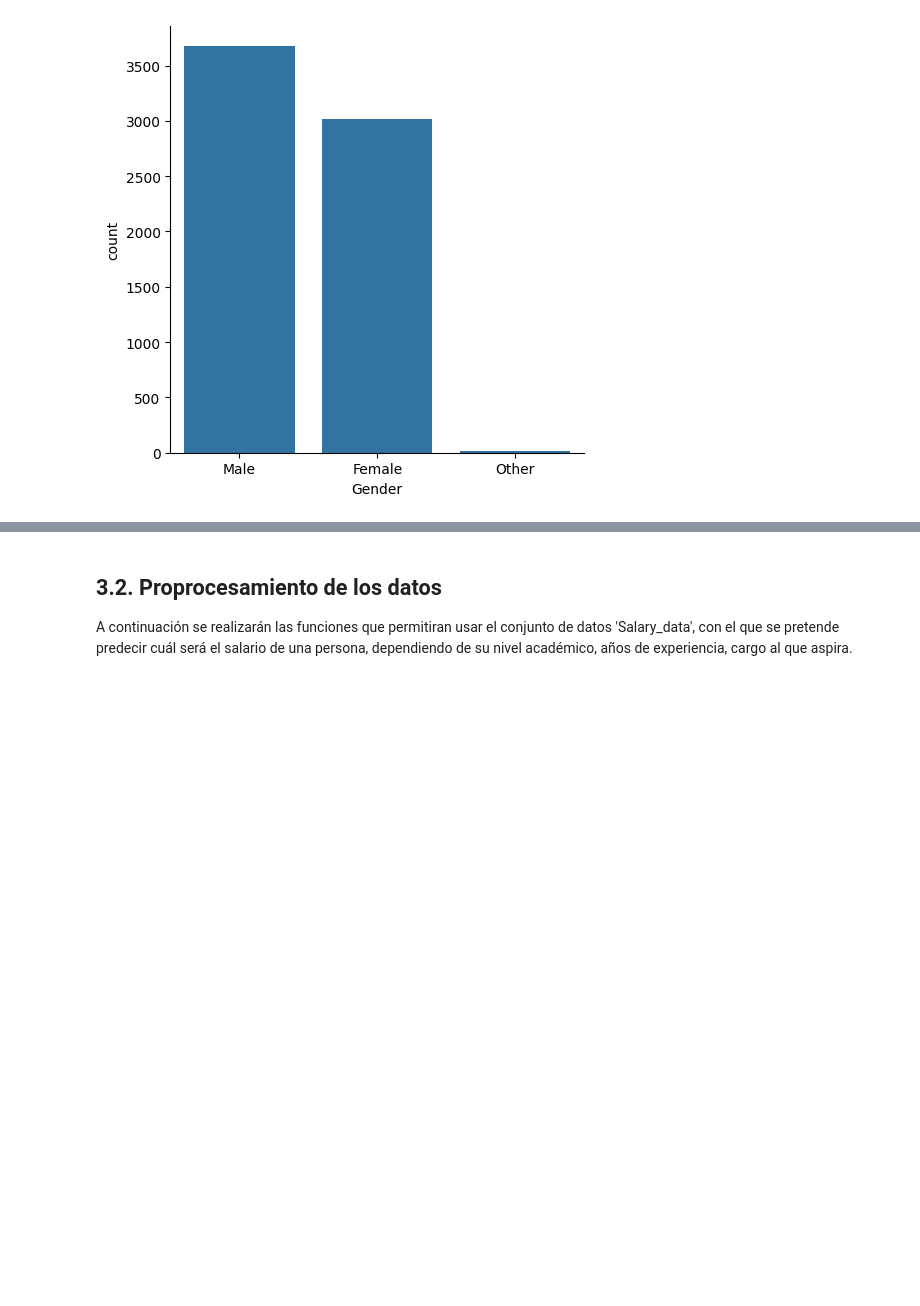
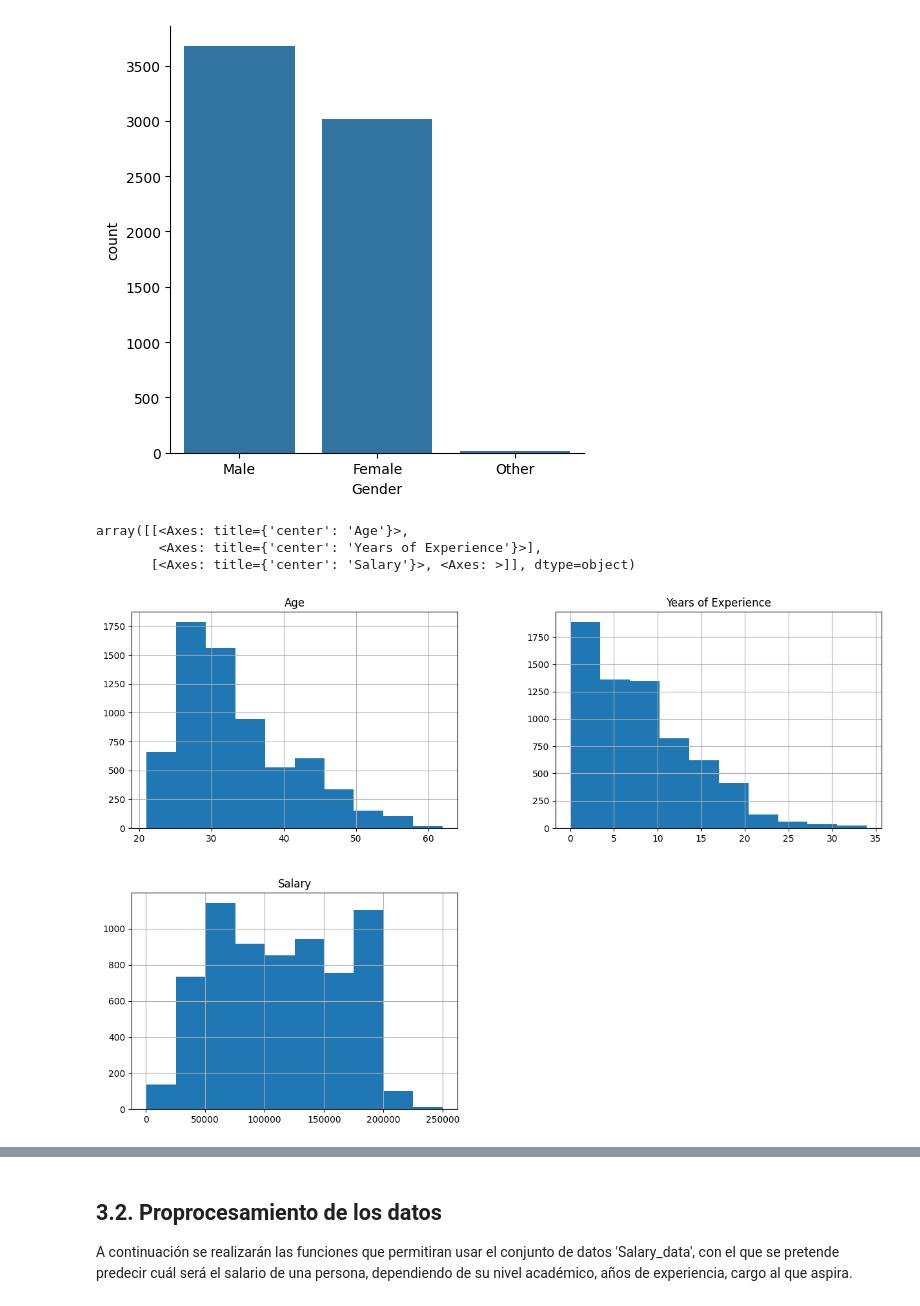
Before and after one commit to Santiagosphysics/Prediccion-salarios, a Jupyter notebook: jupyter_notebook.ipynb, the cells around one changed output, grey strips where cells are left out. Drawn from its saved outputs; the diff is of its cells as text; code cells hidden in the pictures; blank space fills up the shorter version.

```diff
--- a/jupyter_notebook.ipynb
+++ b/jupyter_notebook.ipynb
@@ -137,3 +137,11 @@ sns.catplot(data=df, x="Gender", kind="count")
 plt.show()
 # %% [output]
 [figure]
+# %%
+
+df.hist(figsize=(15,10))
+# %% [output]
+array([[<Axes: title={'center': 'Age'}>,
+        <Axes: title={'center': 'Years of Experience'}>],
+       [<Axes: title={'center': 'Salary'}>, <Axes: >]], dtype=object)
+[figure, added]
```
Also changed, not shown: parts of 3 cells of this notebook.
